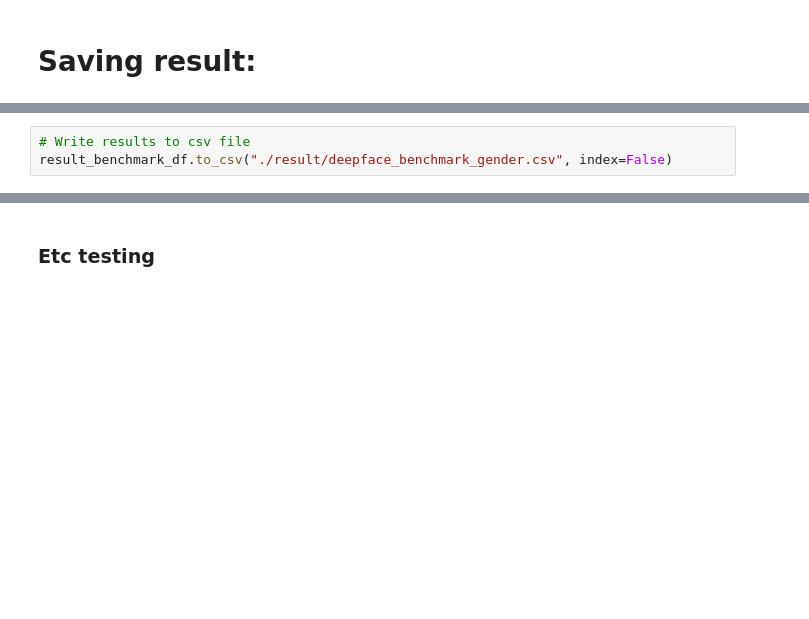
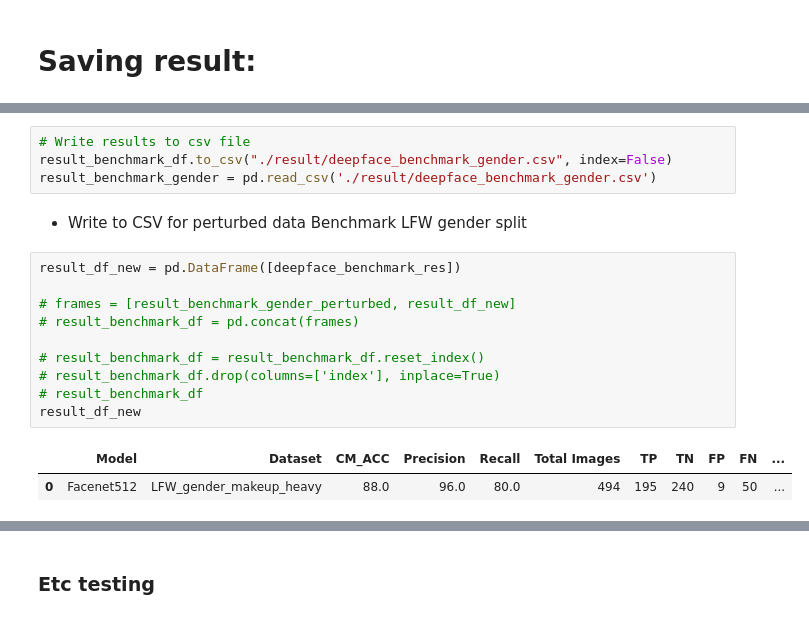
Before and after one commit to sushii2001/DeepFace-gender-bias-detection, a Jupyter notebook: DeepFace-test.ipynb, the cells around one changed output, grey strips where cells are left out. Saved outputs shown, nothing was run; the diff lists cells and outputs as text; blank space fills up the shorter version.

```diff
--- a/DeepFace-test.ipynb
+++ b/DeepFace-test.ipynb
@@ -635,3 +229,19 @@ result_benchmark_df
 # %%
 # Write results to csv file
 result_benchmark_df.to_csv("./result/deepface_benchmark_gender.csv", index=False)
+result_benchmark_gender = pd.read_csv('./result/deepface_benchmark_gender.csv')
+# %% [markdown]
+- Write to CSV for perturbed data Benchmark LFW gender split
+# %%
+result_df_new = pd.DataFrame([deepface_benchmark_res])
+
+# frames = [result_benchmark_gender_perturbed, result_df_new]
+# result_benchmark_df = pd.concat(frames)
+
+# result_benchmark_df = result_benchmark_df.reset_index()
+# result_benchmark_df.drop(columns=['index'], inplace=True)
+# result_benchmark_df
+result_df_new
+# %% [output]
+|  | Model | Dataset | CM_ACC | Precision | Recall | Total Images | TP | TN | FP | FN | ... |
+| 0 | Facenet512 | LFW_gender_makeup_heavy | 88.0 | 96.0 | 80.0 | 494 | 195 | 240 | 9 | 50 | ... |
```
Also changed, not shown: parts of 38 cells of this notebook, 4 other files.
